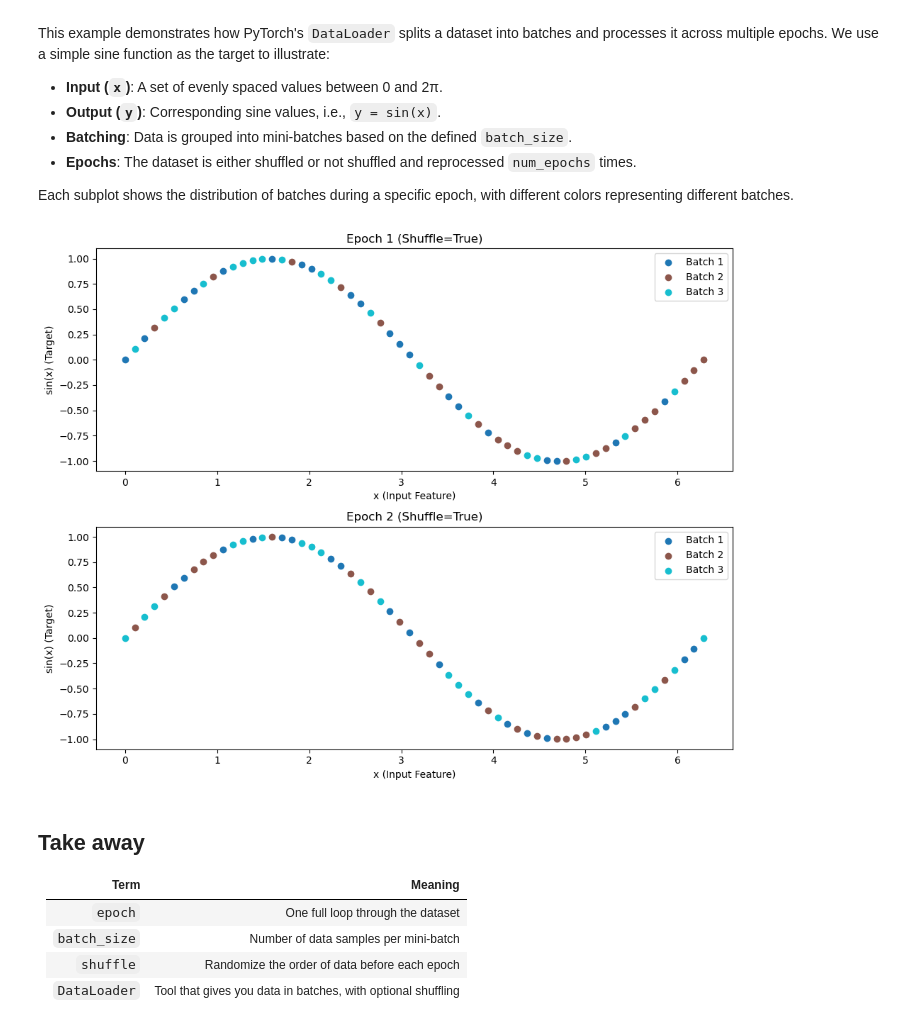
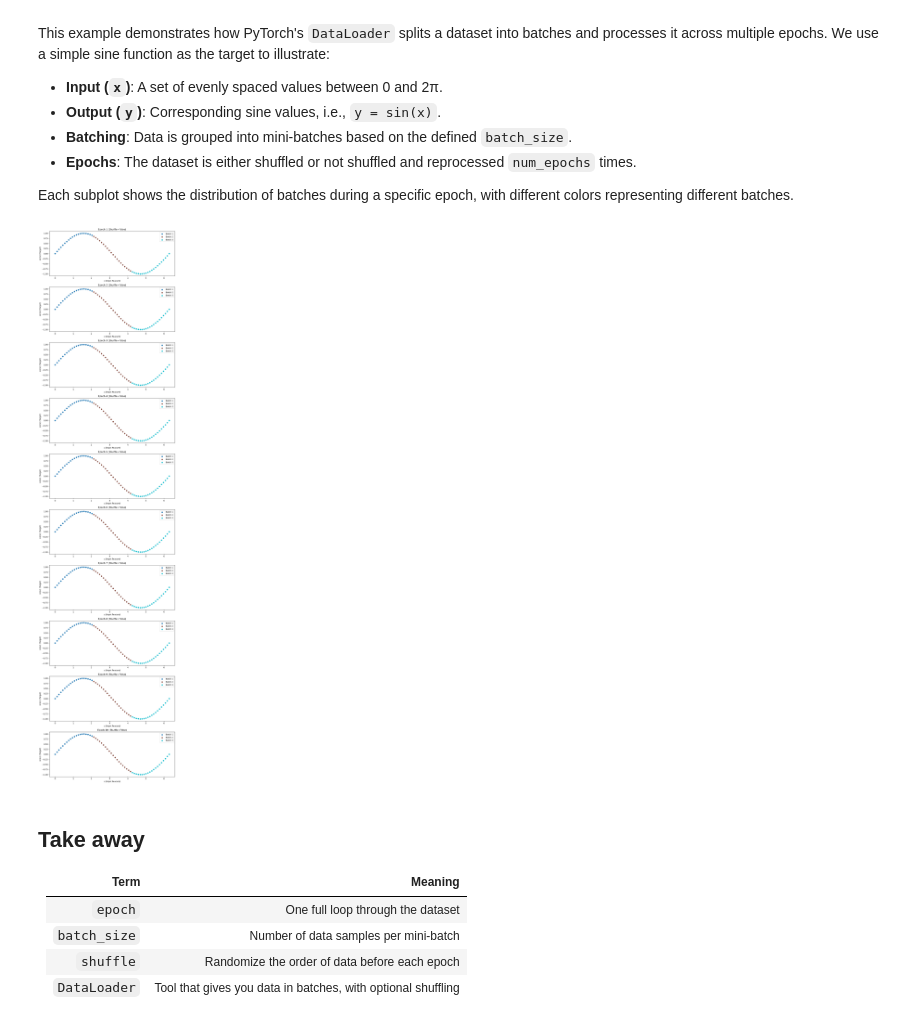
Before and after one commit to bmcs-group/bmcs_ml, a Jupyter notebook: bmcs_ml/explanatory_notebooks/dataset_dataloader_explained.ipynb, the cells around one changed output. Drawn from its saved outputs; the diff is of its cells as text; code cells hidden in the pictures.

```diff
--- a/bmcs_ml/explanatory_notebooks/dataset_dataloader_explained.ipynb
+++ b/bmcs_ml/explanatory_notebooks/dataset_dataloader_explained.ipynb
@@ -102,8 +102,8 @@ import numpy as np
 
 # PARAMETERS (Adjust these!)
 batch_size = 20
-num_epochs = 2
-shuffle = True
+num_epochs = 10
+shuffle = False
 
 # Generate sine wave data
 x_vals = torch.linspace(0, 2 * np.pi, 60).reshape(-1, 1)
@@ -127,34 +127,34 @@ for epoch in range(num_epochs):
                 'epoch': epoch + 1,
                 'batch': batch_idx + 1,
                 'x_val': inputs[i].item(),
                 'y_val': targets[i].item(),
             })
     epoch_data[epoch + 1] = batch_points
 
 # Plotting
 fig, axs = plt.subplots(num_epochs, 1, figsize=(10, 4 * num_epochs))
 if num_epochs == 1:
     axs = [axs]
 
 for i, epoch in enumerate(epoch_data):
     ax = axs[i]
     data = epoch_data[epoch]
     colors = plt.cm.tab10(np.linspace(0, 1, len(set(d['batch'] for d in data))))
 
     for batch_num in sorted(set(d['batch'] for d in data)):
         batch_points = [(d['x_val'], d['y_val']) for d in data if d['batch'] == batch_num]
         xs, ys = zip(*batch_points)
         ax.scatter(xs, ys, label=f"Batch {batch_num}", color=colors[batch_num - 1])
 
     ax.set_title(f"Epoch {epoch} (Shuffle={shuffle})")
     ax.set_xlabel("x (Input Feature)")
     ax.set_ylabel("sin(x) (Target)")
     ax.legend()
 
 plt.tight_layout()
 plt.show()
 # %% [output]
-[figure, old version]
+[figure, new version]
 # %% [markdown]
 ##  Take away
 
```
Also changed, not shown: 2 other files.
